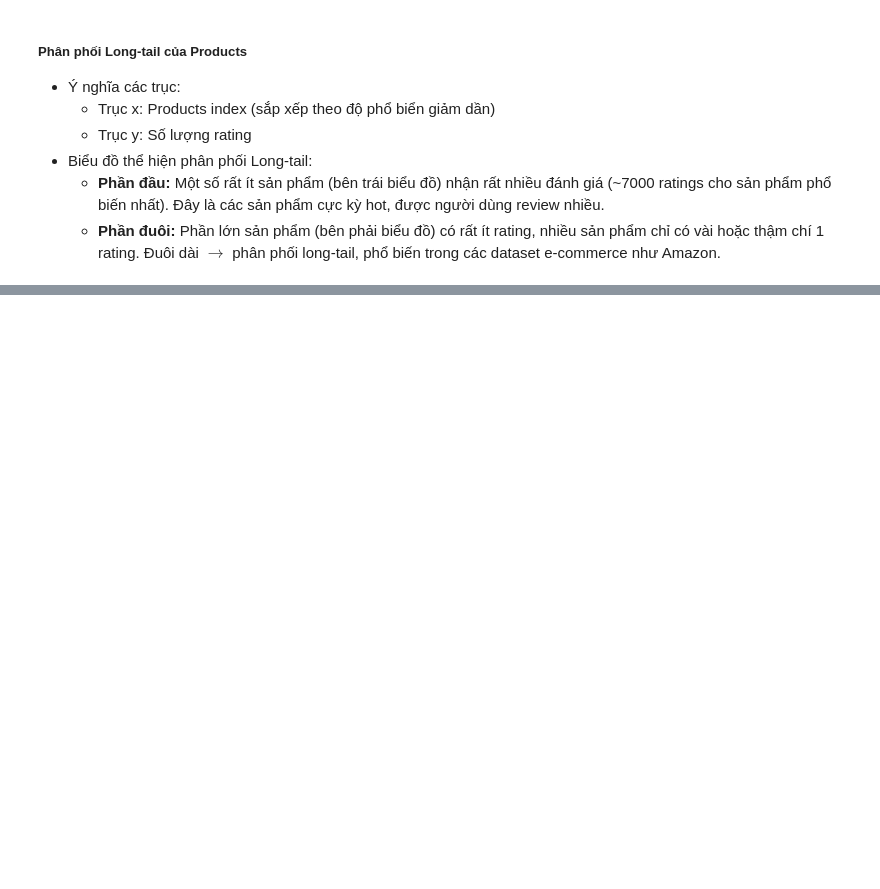
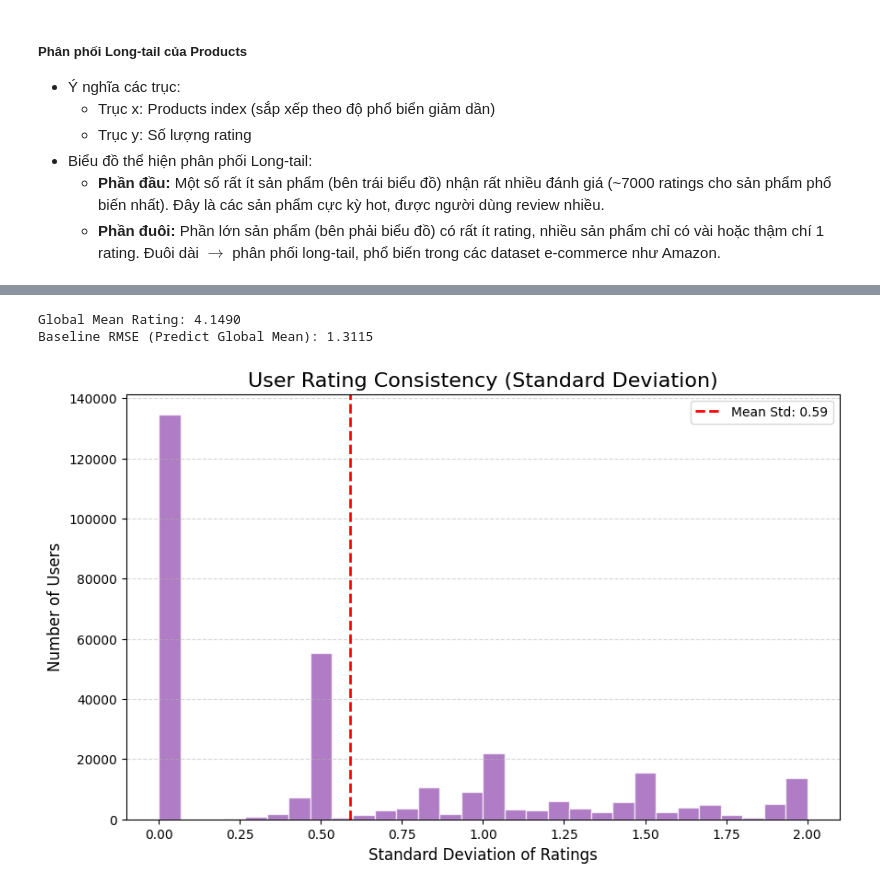
Before and after one commit to TruongQuangPhat/amazon-beauty-recsys, a Jupyter notebook: notebooks/01_data_exploration.ipynb, the cells around one changed output, grey strips where cells are left out. Cells and saved outputs as stored; diff of their text form; code cells hidden in the pictures; blank space fills up the shorter version.

```diff
--- a/notebooks/01_data_exploration.ipynb
+++ b/notebooks/01_data_exploration.ipynb
@@ -176,0 +256,6 @@ plot_long_tail(data, column_index=0, entity_name="Users")
+# %%
+plot_user_consistency(data)
+# %% [output]
+Global Mean Rating: 4.1490
+Baseline RMSE (Predict Global Mean): 1.3115
+[figure, added]
```
Also changed, not shown: parts of 19 cells of this notebook.
